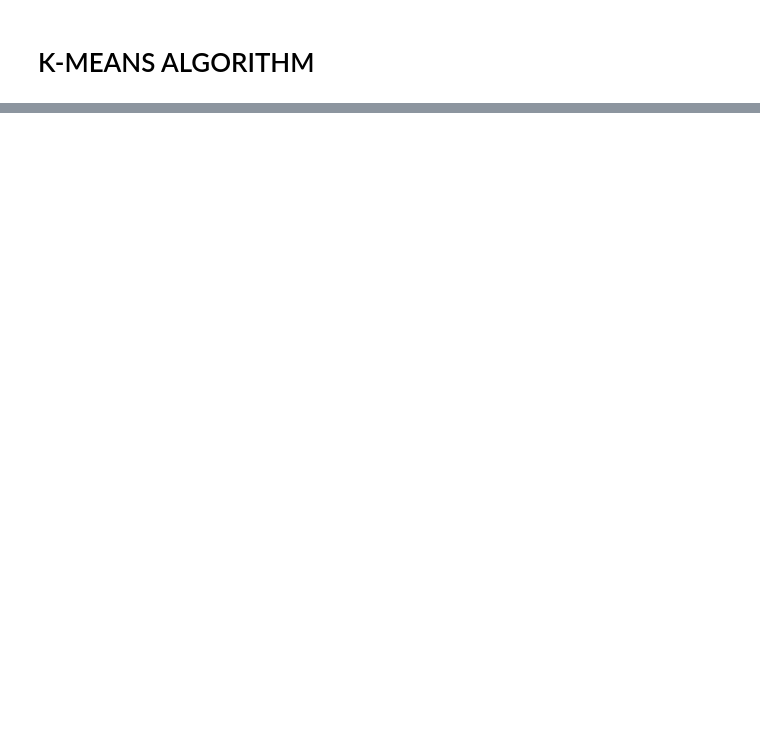
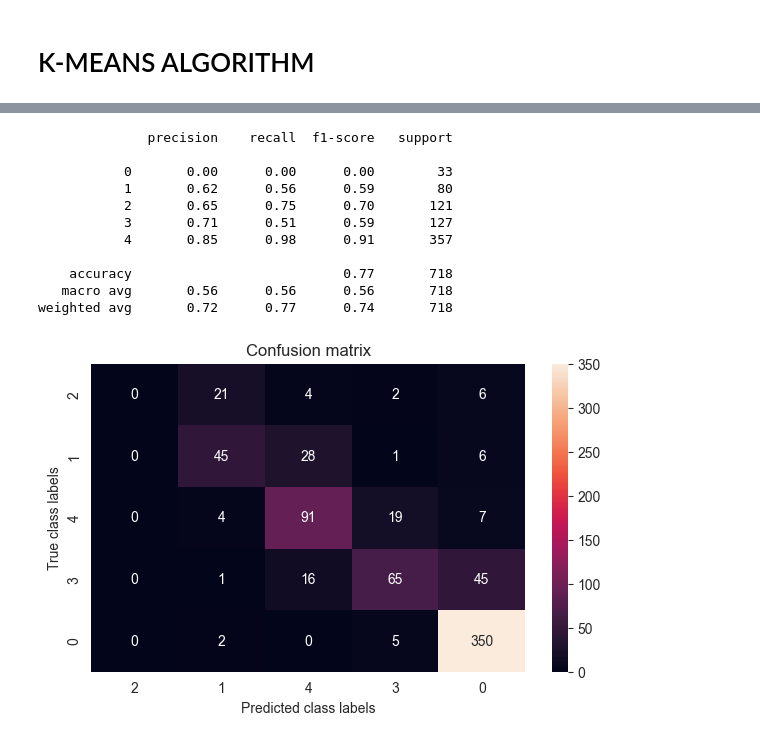
Before and after one commit to Tuncaylctr/machine-learning-assignment-python, a Jupyter notebook: machine_learning_bluprint.ipynb, the cells around one changed output, grey strips where cells are left out. Saved outputs shown, nothing was run; the diff lists cells and outputs as text; code cells hidden in the pictures; blank space fills up the shorter version.

```diff
--- a/machine_learning_bluprint.ipynb
+++ b/machine_learning_bluprint.ipynb
@@ -292,0 +341,28 @@ plt.show()
+# %%
+#we use the trained model with a test set to obtain predictions
+y_predictions_2 = my_ann_model_2.predict(X_test)
+#displaying metrics
+print(classification_report(y_test,y_predictions_2, zero_division=0))
+#creating a confusion matrix
+my_confusion_matrix = confusion_matrix(y_test, y_predictions_2)
+#displaying the confusion matrix
+fig, ax = pltb.subplots(figsize=(7,4))
+sns.heatmap(my_confusion_matrix, annot = True, fmt = 'g', ax = ax);
+ax.set_xlabel('Predicted class labels');
+ax.set_ylabel('True class labels');
+ax.set_title('Confusion matrix');
+ax.xaxis.set_ticklabels(df['GradeClass'].unique());
+ax.yaxis.set_ticklabels(df['GradeClass'].unique());
+# %% [output]
+              precision    recall  f1-score   support
+
+           0       0.00      0.00      0.00        33
+           1       0.62      0.56      0.59        80
+           2       0.65      0.75      0.70       121
+           3       0.71      0.51      0.59       127
+           4       0.85      0.98      0.91       357
+
+    accuracy                           0.77       718
+   macro avg       0.56      0.56      0.56       718
+weighted avg       0.72      0.77      0.74       718
+[figure, added]
```
Also changed, not shown: parts of 19 cells of this notebook.
